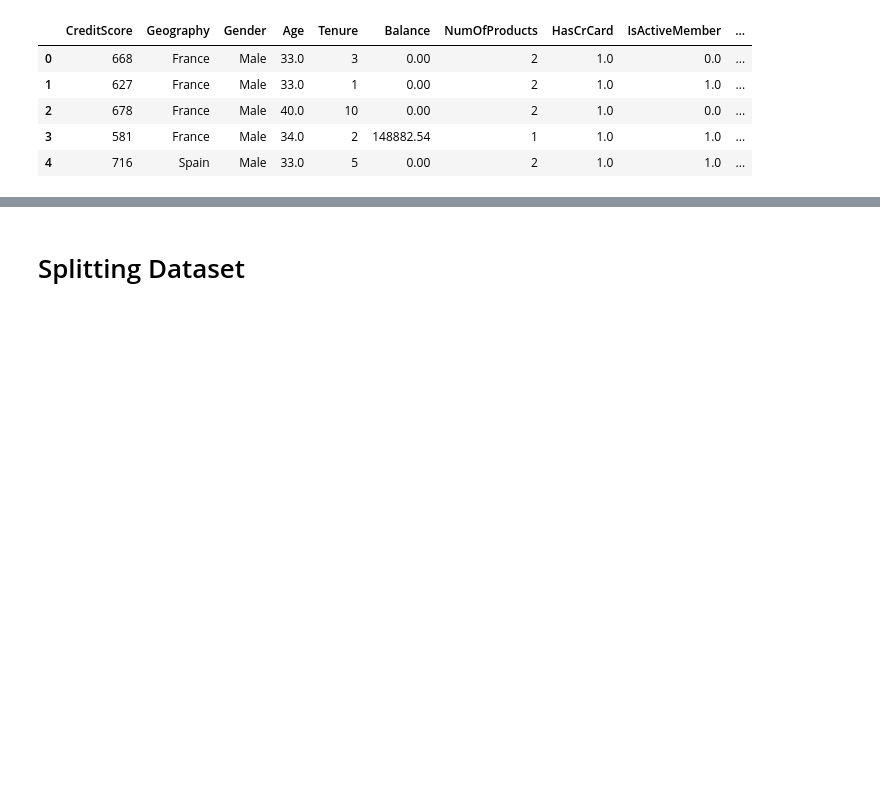
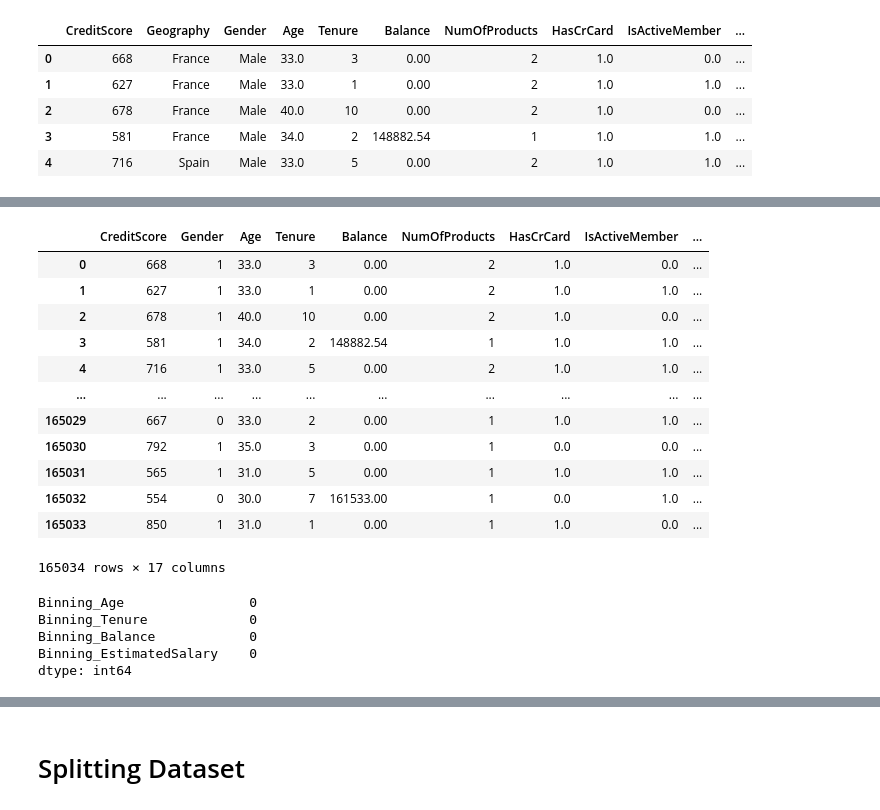
Before and after one commit to byrocuy/bank-churn-binary-classification, a Jupyter notebook: bank-churn.ipynb, the cells around one changed output, grey strips where cells are left out. Saved outputs shown, nothing was run; the diff lists cells and outputs as text; code cells hidden in the pictures; blank space fills up the shorter version.

```diff
--- a/bank-churn.ipynb
+++ b/bank-churn.ipynb
@@ -155,18 +182,3 @@ df_train.head()
 | 2 | 678 | France | Male | 40.0 | 10 | 0.00 | 2 | 1.0 | 0.0 | ... |
 | 3 | 581 | France | Male | 34.0 | 2 | 148882.54 | 1 | 1.0 | 1.0 | ... |
 | 4 | 716 | Spain | Male | 33.0 | 5 | 0.00 | 2 | 1.0 | 1.0 | ... |
-# %%
-# one-hot encoding columns geography and gender
-from sklearn.preprocessing import OneHotEncoder
-
-# one-hot encoding
-column_ohe = ['Geography', 'Gender']
-ohe = OneHotEncoder(handle_unknown='ignore', sparse_output=False)
-encoded = ohe.fit_transform(df_train[column_ohe])
-encoded_df = pd.DataFrame(encoded, columns=ohe.get_feature_names_out(column_ohe))
-# %%
-# drop geography and gender columns
-
-df_train = df_train.drop(column_ohe, axis=1)
-df_train = pd.concat([df_train, encoded_df], axis=1)
-df_train.head()
@@ -179,0 +229,60 @@ df_train.head()
+# %%
+# 2. Binning
+
+# We will create binning for columns: Age, Tenure, Balance, And EstimatedSalary
+# Age: 18-32, 32-37, 37-42, and 42-92
+# Tenure: 0-3, 3-5, 5-7, 7-10
+# Balance: 0-200000, 200000-300000
+# EstimatedSalary: 0-50000, 50000-100000, 100000-150000, 150000-200000
+
+def binning_age(df):
+    bins = df.Age.quantile([0, 0.25, 0.5, 0.75, 1]).values
+    labels = ['Young', 'Mid-age', 'Old', 'Very Old']
+    return pd.cut(df.Age, bins, labels=labels, include_lowest=True)
+
+def binning_tenure(df):
+    bins = df.Tenure.quantile([0, 0.25, 0.5, 0.75, 1]).values
+    labels = ['Short', 'Medium', 'Long', 'Very Long']
+    return pd.cut(df.Tenure, bins, labels=labels, include_lowest=True)
+
+def binning_balance(df):
+    bins = [0, 200000, 250000, 300000]
+    labels = ['Low', 'Medium', 'High']
+    return pd.cut(df.Balance, bins, labels=labels, include_lowest=True)
+
+def binning_salary(df):
+    bins = [0, 50000, 100000, 150000, 200000]
+    labels = ['Low', 'Medium', 'High', 'Very High']
+    return pd.cut(df.EstimatedSalary, bins, labels=labels, include_lowest=True)
+
+def binning(df):
+    df['Binning_Age'] = binning_age(df)
+    df['Binning_Tenure'] = binning_tenure(df)
+    df['Binning_Balance'] = binning_balance(df)
+    df['Binning_EstimatedSalary'] = binning_salary(df)
+    return df
+
+df_train = binning(df_train)
+df_train.head()
+# %% [output]
+|  | CreditScore | Gender | Age | Tenure | Balance | NumOfProducts | HasCrCard | IsActiveMember | ... |
+| 0 | 668 | 1 | 33.0 | 3 | 0.00 | 2 | 1.0 | 0.0 | ... |
+| 1 | 627 | 1 | 33.0 | 1 | 0.00 | 2 | 1.0 | 1.0 | ... |
+| 2 | 678 | 1 | 40.0 | 10 | 0.00 | 2 | 1.0 | 0.0 | ... |
+| 3 | 581 | 1 | 34.0 | 2 | 148882.54 | 1 | 1.0 | 1.0 | ... |
+| 4 | 716 | 1 | 33.0 | 5 | 0.00 | 2 | 1.0 | 1.0 | ... |
+| ... | ... | ... | ... | ... | ... | ... | ... | ... | ... |
+| 165029 | 667 | 0 | 33.0 | 2 | 0.00 | 1 | 1.0 | 1.0 | ... |
+| 165030 | 792 | 1 | 35.0 | 3 | 0.00 | 1 | 0.0 | 0.0 | ... |
+| 165031 | 565 | 1 | 31.0 | 5 | 0.00 | 1 | 1.0 | 1.0 | ... |
+| 165032 | 554 | 0 | 30.0 | 7 | 161533.00 | 1 | 0.0 | 1.0 | ... |
+| 165033 | 850 | 1 | 31.0 | 1 | 0.00 | 1 | 1.0 | 0.0 | ... |
+165034 rows × 17 columns
+# %%
+df_train[['Binning_Age', 'Binning_Tenure', 'Binning_Balance', 'Binning_EstimatedSalary']].isna().sum()
+# %% [output]
+Binning_Age                0
+Binning_Tenure             0
+Binning_Balance            0
+Binning_EstimatedSalary    0
+dtype: int64
```
Also changed, not shown: parts of 26 cells of this notebook.
